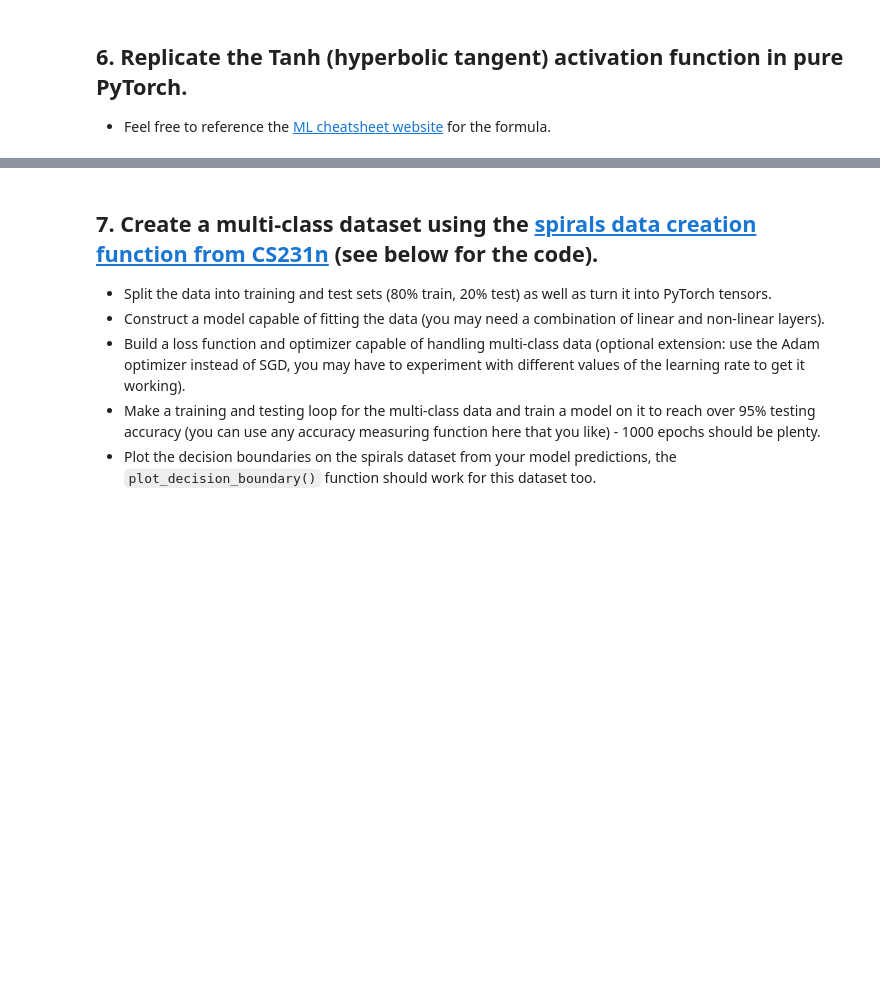
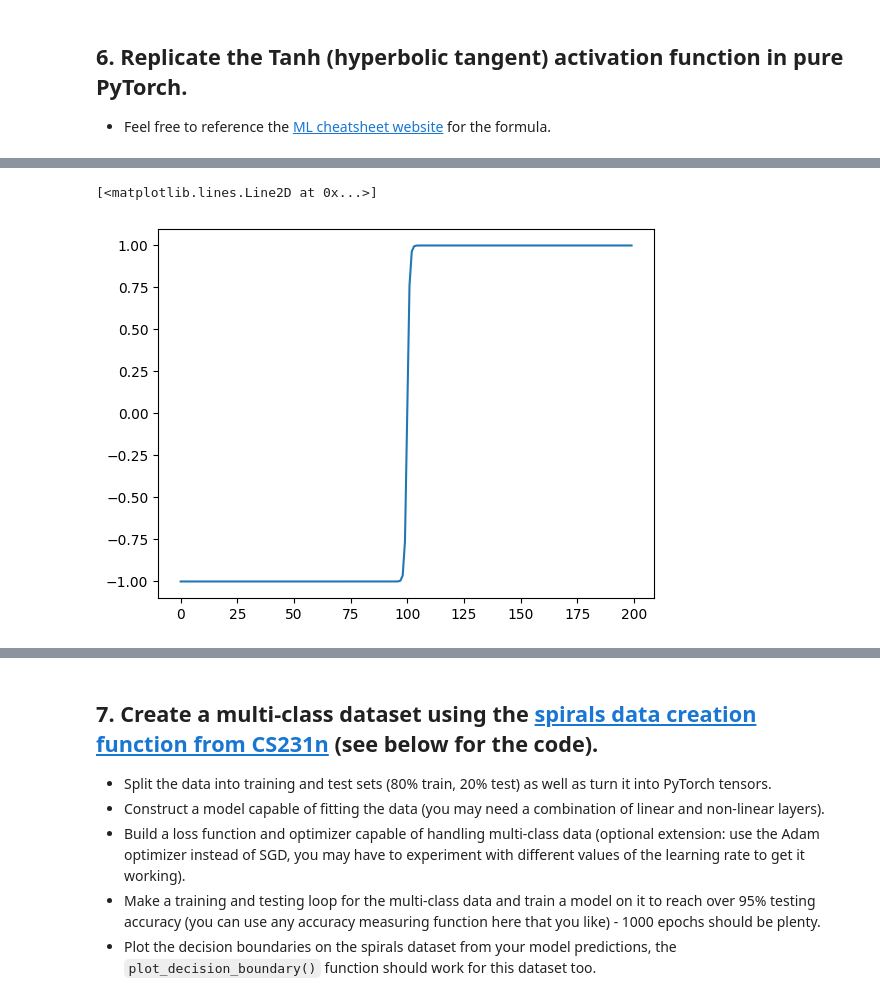
Before and after one commit to ZyWang7/PyTorch-for-DL-ML, a Jupyter notebook: exercises/02_pytorch_classification_exercises.ipynb, the cells around one changed output, grey strips where cells are left out. Saved outputs shown, nothing was run; the diff lists cells and outputs as text; code cells hidden in the pictures; blank space fills up the shorter version.

```diff
--- a/exercises/02_pytorch_classification_exercises.ipynb
+++ b/exercises/02_pytorch_classification_exercises.ipynb
@@ -263,2 +276,8 @@ def plot_decision_boundary(model, X, y):
 # %%
 # Test torch.tanh() on the tensor and plot it
+line_tanh = torch.tanh(str_line)
+
+plt.plot(line_tanh)
+# %% [output]
+[<matplotlib.lines.Line2D at 0x...>]
+[figure, added]
```
Also changed, not shown: parts of 11 cells of this notebook.
